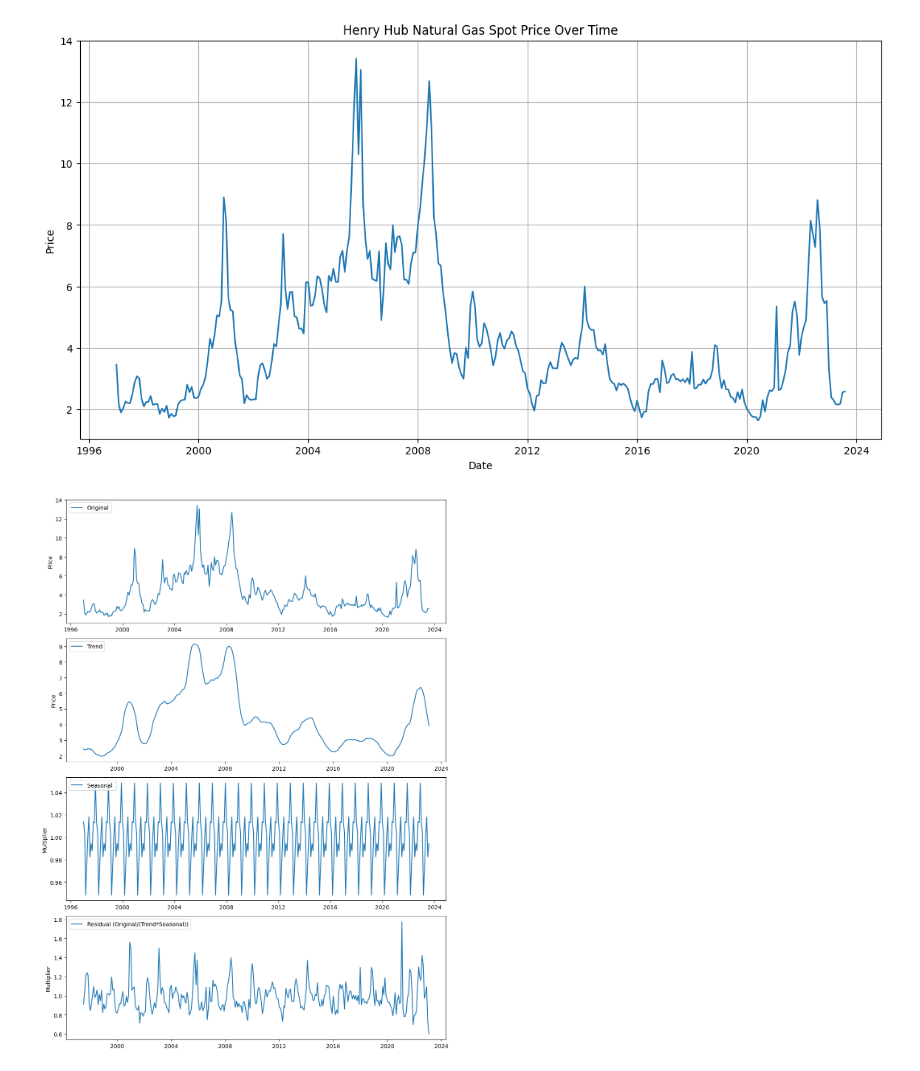
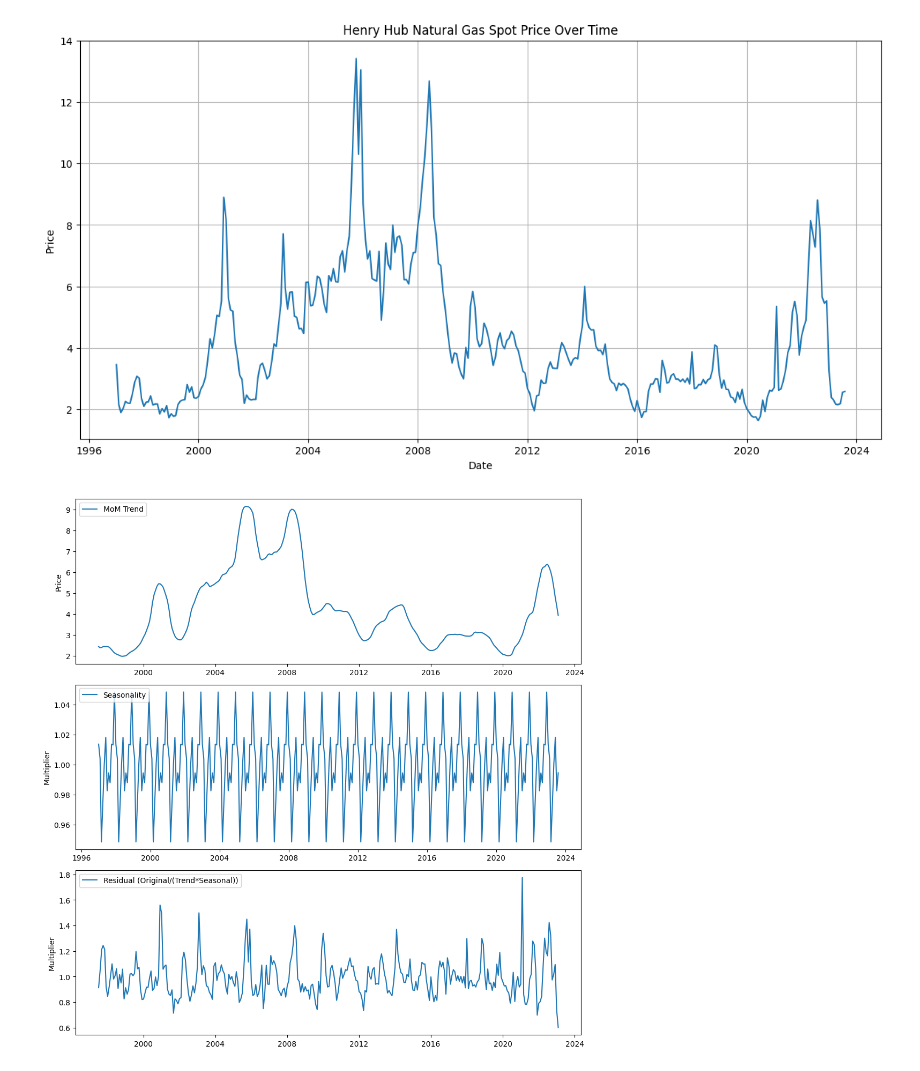
Before and after one commit to Keyan-sm/Analysis-of-Natural-Gas-Price-and-Temperature-Anomalies, a Jupyter notebook: NaturalGas (2).ipynb, the cells around one changed output. Cells and saved outputs as stored; diff of their text form; code cells hidden in the pictures.

```diff
--- a/NaturalGas (2).ipynb
+++ b/NaturalGas (2).ipynb
@@ -31,21 +7,8 @@ from statsmodels.tsa.seasonal import seasonal_decompose
 # %%
 %matplotlib inline
 # %%
-# Load the data into a pandas DataFrame
-# Ensure you replace 'path_to_data.csv' with the path to your actual data file
 data = pd.read_csv(r'C:\Users\keyan\Downloads\HH NG spot price MONTH.csv')
 
-# Check the first few rows to ensure data is loaded correctly
-#print(data.head())
-
-# Convert the 'Date' column to datetime format and set it as the index
 data['Date'] = pd.to_datetime(data['Date'], format='%b-%y')
 data.set_index('Date', inplace=True)
-
-# Check for missing values
-missing_values = data.isnull().sum()
-#print("\nMissing Values:\n", missing_values)
-
-# Handle missing values if any (e.g., using forward fill method)
-data.ffill(inplace=True)
 # %%
@@ -61,48 +24,30 @@ plt.show()
 # %% [output]
 [figure]
 # %%
-# Useing statsmodels, decompose, and matplotlib.pyplot to visually dissect different aspects of NGHH spot price graph
-
-# Decompose using the additive model
-decomposition_additive = seasonal_decompose(data['Price'], model='additive')
-trend_additive = decomposition_additive.trend
-seasonal_additive = decomposition_additive.seasonal
-residual_additive = decomposition_additive.resid
-
-# Decompose using the multiplicative model
+# Decompose seasonal and long term trend using multiplicative model
 decomposition_multiplicative = seasonal_decompose(data['Price'], model='multiplicative')
 trend_multiplicative = decomposition_multiplicative.trend
 seasonal_multiplicative = decomposition_multiplicative.seasonal
 residual_multiplicative = decomposition_multiplicative.resid
 
-# Plotting the decomposed time series components for comparison
 plt.figure(figsize=(20,14))
 
-# Original Data
-plt.subplot(421)
-plt.plot(data['Price'], label='Original')
+plt.subplot(423)
+plt.plot(trend_multiplicative, label='MoM Trend')
 plt.ylabel('Price')
 plt.legend(loc='upper left')
 
-# Trend
-plt.subplot(423)
-plt.plot(trend_multiplicative, label='Trend')
-plt.ylabel('Price')
-plt.legend(loc='upper left')
-
-# Seasonal
 plt.subplot(425)
-plt.plot(seasonal_multiplicative, label='Seasonal ')
+plt.plot(seasonal_multiplicative, label='Seasonality')
 plt.ylabel('Multiplier')
 plt.legend(loc='upper left')
 
-# Residual
 plt.subplot(427)
 plt.plot(residual_multiplicative, label='Residual (Original/(Trend*Seasonal))')
 plt.ylabel('Multiplier')
 plt.legend(loc='upper left')
 
 plt.tight_layout()
 # %% [output]
-[figure, old version]
+[figure, new version]
 # %%
```
Also changed, not shown: parts of 9 cells of this notebook.
